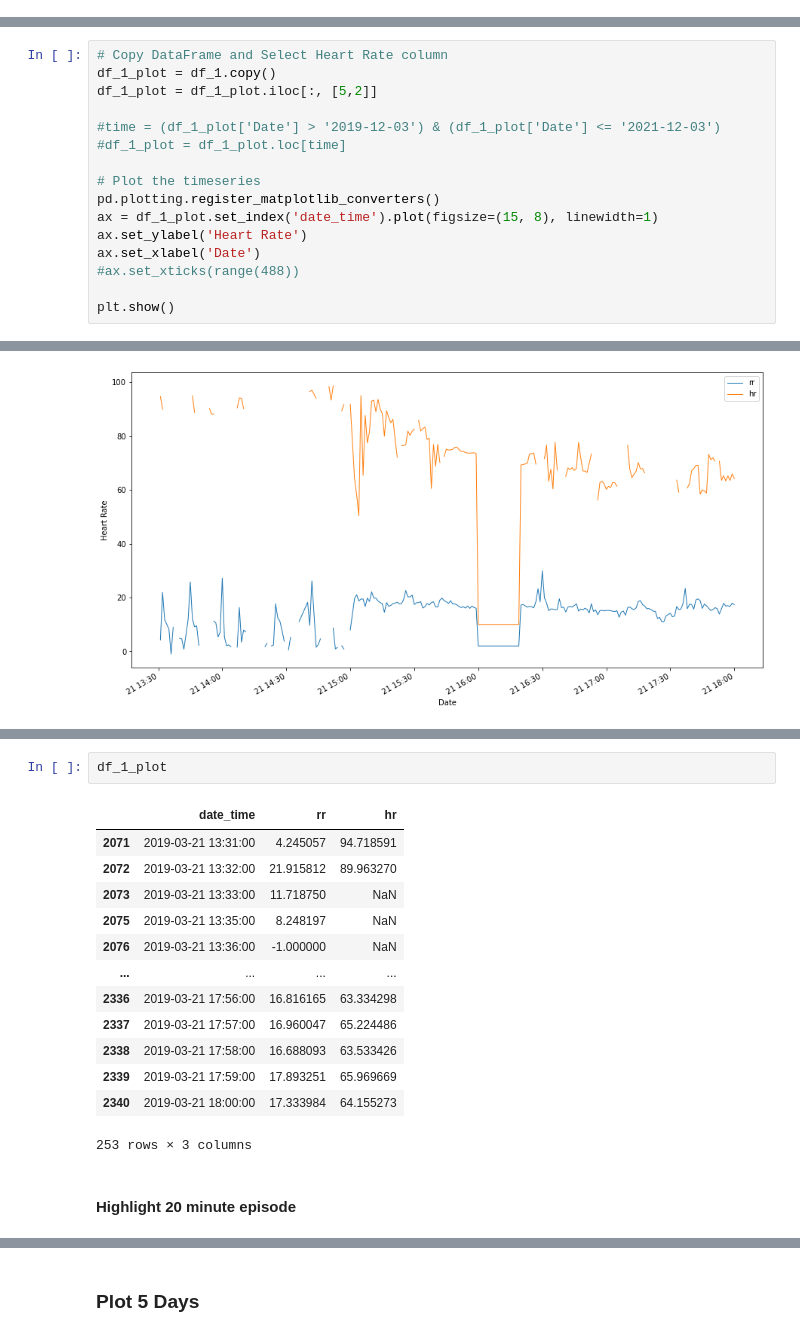
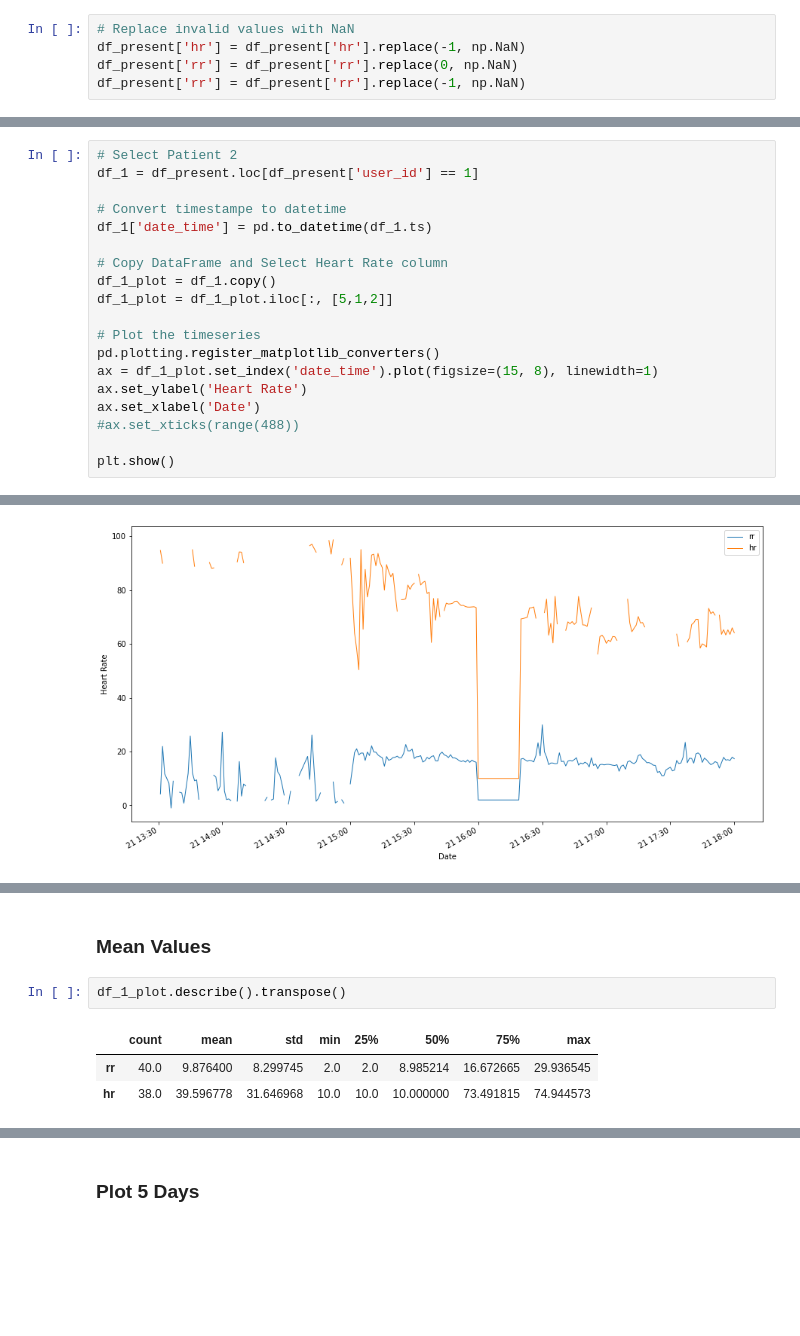
Before and after one commit to jpetoskey/Tellus_JrML_Challenge, a Jupyter notebook: Check-In Indicator, Nursing Homes.ipynb, the cells around one changed output, grey strips where cells are left out. Drawn from its saved outputs; the diff is of its cells as text; blank space fills up the shorter version.

```diff
--- a/Check-In Indicator, Nursing Homes.ipynb
+++ b/Check-In Indicator, Nursing Homes.ipynb
@@ -141,0 +185,5 @@ df_1
+# %%
+# Replace invalid values with NaN
+df_present['hr'] = df_present['hr'].replace(-1, np.NaN)
+df_present['rr'] = df_present['rr'].replace(0, np.NaN)
+df_present['rr'] = df_present['rr'].replace(-1, np.NaN)
@@ -182,10 +196,13 @@ memory usage: 174.7+ KB
 # %%
+# Select Patient 2
+df_1 = df_present.loc[df_present['user_id'] == 1]
+
+# Convert timestampe to datetime
+df_1['date_time'] = pd.to_datetime(df_1.ts)
+
 # Copy DataFrame and Select Heart Rate column
 df_1_plot = df_1.copy()
-df_1_plot = df_1_plot.iloc[:, [5,2]]
-
-#time = (df_1_plot['Date'] > '2019-12-03') & (df_1_plot['Date'] <= '2021-12-03')
-#df_1_plot = df_1_plot.loc[time]
+df_1_plot = df_1_plot.iloc[:, [5,1,2]]
 
 # Plot the timeseries
 pd.plotting.register_matplotlib_converters()
@@ -345,18 +419,8 @@ plt.show()
+# %% [markdown]
+### Mean Values
 # %%
-df_1_plot
+df_1_plot.describe().transpose()
 # %% [output]
-|  | date_time | rr | hr |
-| 2071 | 2019-03-21 13:31:00 | 4.245057 | 94.718591 |
-| 2072 | 2019-03-21 13:32:00 | 21.915812 | 89.963270 |
-| 2073 | 2019-03-21 13:33:00 | 11.718750 | NaN |
-| 2075 | 2019-03-21 13:35:00 | 8.248197 | NaN |
-| 2076 | 2019-03-21 13:36:00 | -1.000000 | NaN |
-| ... | ... | ... | ... |
-| 2336 | 2019-03-21 17:56:00 | 16.816165 | 63.334298 |
-| 2337 | 2019-03-21 17:57:00 | 16.960047 | 65.224486 |
-| 2338 | 2019-03-21 17:58:00 | 16.688093 | 63.533426 |
-| 2339 | 2019-03-21 17:59:00 | 17.893251 | 65.969669 |
-| 2340 | 2019-03-21 18:00:00 | 17.333984 | 64.155273 |
+|  | count | mean | std | min | 25% | 50% | 75% | max |
+| rr | 40.0 | 9.876400 | 8.299745 | 2.0 | 2.0 | 8.985214 | 16.672665 | 29.936545 |
+| hr | 38.0 | 39.596778 | 31.646968 | 10.0 | 10.0 | 10.000000 | 73.491815 | 74.944573 |
-253 rows × 3 columns
-# %% [markdown]
-#### Highlight 20 minute episode
```
Also changed, not shown: parts of 166 cells of this notebook.
